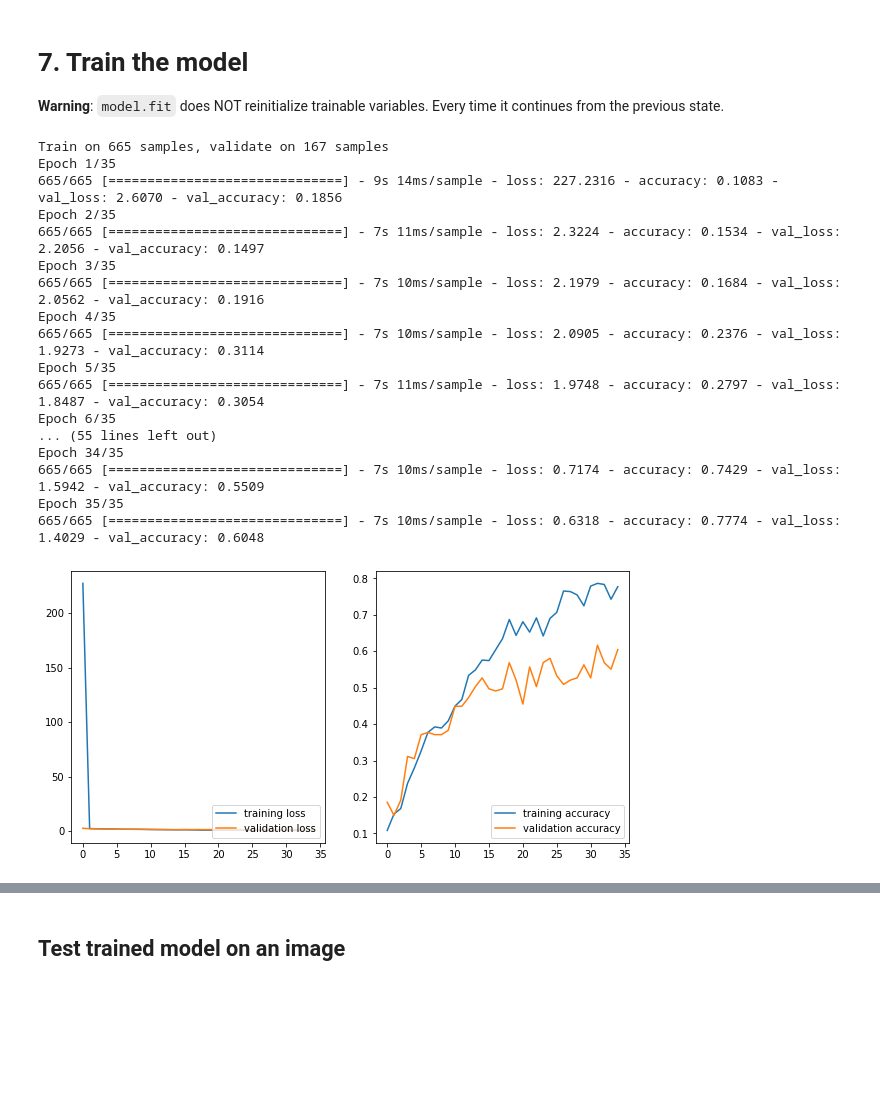
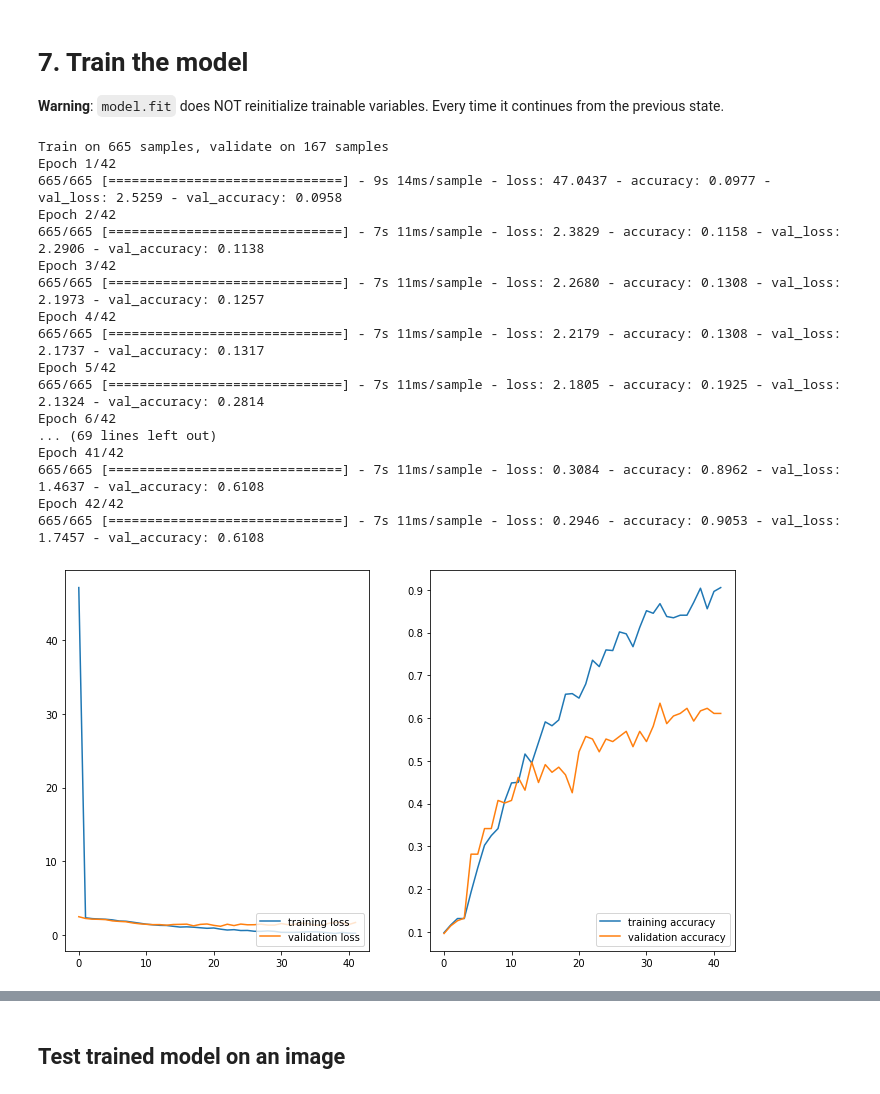
Before and after one commit to hurni/Module-3, a Jupyter notebook: butterfly-classification.ipynb, the cells around one changed output, grey strips where cells are left out. Saved outputs shown, nothing was run; the diff lists cells and outputs as text; code cells hidden in the pictures; blank space fills up the shorter version.

Commit message:
Extract labels from textfiles
- validation accuracy: 0.61

```diff
--- a/butterfly-classification.ipynb
+++ b/butterfly-classification.ipynb
@@ -142,3 +164,12 @@ df.head()
 # %%
-df['Category'] = df['Category'].replace({'001': 'Danaus_plexippus', '002': 'Heliconius_charitonius', '003': 'Heliconius_erato', '004': 'Junonia_coenia', '005': 'Lycaena_phlaeas', '006': 'Nymphalis_antiopa', '007': 'Papilio_cresphontes', '008': 'Pieris_rapae', '009': 'Vanessa_atalanta', '010': 'Vanessa_cardui'})
-df.head()
+## Other way to get labels from textfiles
+#dictLabel = {}
+#labels = os.listdir("./leedsbutterfly/descriptions/")
+#for label in labels:
+#    name = pd.read_fwf('./leedsbutterfly/descriptions/'+label)
+#    new_name = name.iloc[0,0]
+#    label = label.replace('.txt','')
+#    dictLabel[label] = new_name
+
+## Manually add labels
+# dictLabel = {'001': 'Danaus_plexippus', '002': 'Heliconius_charitonius', '003': 'Heliconius_erato', '004': 'Junonia_coenia', '005': 'Lycaena_phlaeas', '006': 'Nymphalis_antiopa', '007': 'Papilio_cresphontes', '008': 'Pieris_rapae', '009': 'Vanessa_atalanta', '010': 'Vanessa_cardui'}
@@ -151,0 +176,3 @@ df.head()
+# %%
+df['Category'] = df['Category'].replace(dictLabel)
+df.head()
@@ -325,7 +359,7 @@ model.add(tf.keras.layers.Dense(10, activation='softmax'))
 
 
 
-model.compile(optimizer=tf.optimizers.Adam(learning_rate=0.01) ,
+model.compile(optimizer=tf.optimizers.Adam(learning_rate=0.005) ,
               loss='categorical_crossentropy',
               metrics=['accuracy'])
 # %%
@@ -361,42 +398,42 @@ save_callback = tf.keras.callbacks.ModelCheckpoint(filepath=save_path, save_weig
 
 hist = model.fit(x = x_train,
                  y = y_train,
-                 epochs = 35,
+                 epochs = 42,
                  batch_size = 128,
                  validation_data = (x_test, y_test),
                  callbacks = [save_callback])
 # %% [output]
 Train on 665 samples, validate on 167 samples
-Epoch 1/35
-665/665 [==============================] - 9s 14ms/sample - loss: 227.2316 - accuracy: 0.1083 - val_loss: 2.6070 - val_accuracy: 0.1856
-Epoch 2/35
-665/665 [==============================] - 7s 11ms/sample - loss: 2.3224 - accuracy: 0.1534 - val_loss: 2.2056 - val_accuracy: 0.1497
-Epoch 3/35
-665/665 [==============================] - 7s 10ms/sample - loss: 2.1979 - accuracy: 0.1684 - val_loss: 2.0562 - val_accuracy: 0.1916
-Epoch 4/35
-665/665 [==============================] - 7s 10ms/sample - loss: 2.0905 - accuracy: 0.2376 - val_loss: 1.9273 - val_accuracy: 0.3114
-Epoch 5/35
-665/665 [==============================] - 7s 11ms/sample - loss: 1.9748 - accuracy: 0.2797 - val_loss: 1.8487 - val_accuracy: 0.3054
-Epoch 6/35
-... (55 lines left out)
-Epoch 34/35
-665/665 [==============================] - 7s 10ms/sample - loss: 0.7174 - accuracy: 0.7429 - val_loss: 1.5942 - val_accuracy: 0.5509
-Epoch 35/35
-665/665 [==============================] - 7s 10ms/sample - loss: 0.6318 - accuracy: 0.7774 - val_loss: 1.4029 - val_accuracy: 0.6048
+Epoch 1/42
+665/665 [==============================] - 9s 14ms/sample - loss: 47.0437 - accuracy: 0.0977 - val_loss: 2.5259 - val_accuracy: 0.0958
+Epoch 2/42
+665/665 [==============================] - 7s 11ms/sample - loss: 2.3829 - accuracy: 0.1158 - val_loss: 2.2906 - val_accuracy: 0.1138
+Epoch 3/42
+665/665 [==============================] - 7s 11ms/sample - loss: 2.2680 - accuracy: 0.1308 - val_loss: 2.1973 - val_accuracy: 0.1257
+Epoch 4/42
+665/665 [==============================] - 7s 11ms/sample - loss: 2.2179 - accuracy: 0.1308 - val_loss: 2.1737 - val_accuracy: 0.1317
+Epoch 5/42
+665/665 [==============================] - 7s 11ms/sample - loss: 2.1805 - accuracy: 0.1925 - val_loss: 2.1324 - val_accuracy: 0.2814
+Epoch 6/42
+... (69 lines left out)
+Epoch 41/42
+665/665 [==============================] - 7s 11ms/sample - loss: 0.3084 - accuracy: 0.8962 - val_loss: 1.4637 - val_accuracy: 0.6108
+Epoch 42/42
+665/665 [==============================] - 7s 11ms/sample - loss: 0.2946 - accuracy: 0.9053 - val_loss: 1.7457 - val_accuracy: 0.6108
 # %%
-fig, axs = plt.subplots(1, 2, figsize=(10,5))
+fig, axs = plt.subplots(1, 2, figsize=(12,7))
 
 axs[0].plot(hist.epoch, hist.history['loss'])
 axs[0].plot(hist.epoch, hist.history['val_loss'])
 axs[0].legend(('training loss', 'validation loss'), loc='lower right')
 
 axs[1].plot(hist.epoch, hist.history['accuracy'])
 axs[1].plot(hist.epoch, hist.history['val_accuracy'])
 axs[1].legend(('training accuracy', 'validation accuracy'), loc='lower right')
 
 plt.show()
 # %% [output]
-[figure, old version]
+[figure, new version]
 # %%
 # Compare how the current model performs on the test dataset:
 model.evaluate(x_test,  y_test, verbose=2)
```
Also changed, not shown: parts of 15 cells of this notebook.
